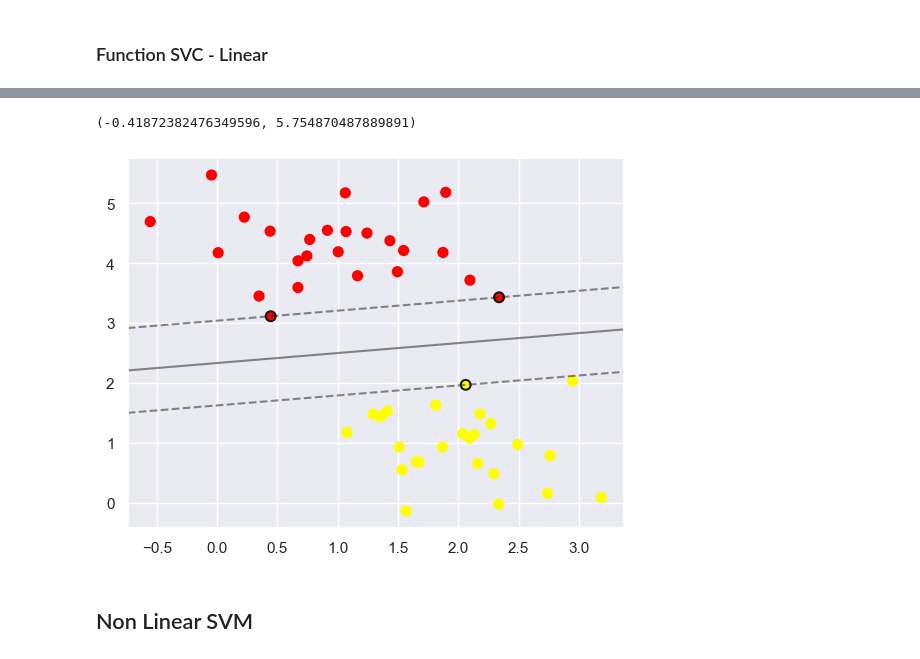
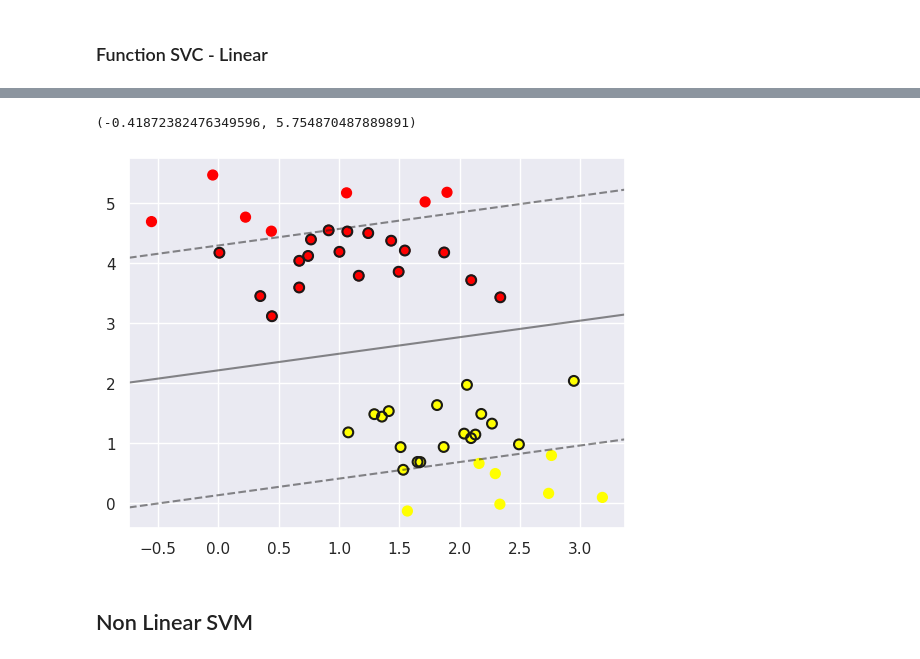
Before and after one commit to vblancoOR/mace_mastermat, a Jupyter notebook: mace2025_svm_python.ipynb, the cells around one changed output, grey strips where cells are left out. Drawn from its saved outputs; the diff is of its cells as text; code cells hidden in the pictures.

```diff
--- a/mace2025_svm_python.ipynb
+++ b/mace2025_svm_python.ipynb
@@ -21,6 +28,12 @@ plt.scatter(X[:,0], X[:,1], c = Y, s = 50, cmap="autumn")
 ### Function SVC - Linear
 # %%
 from sklearn.svm import SVC
-model=SVC(kernel="linear", C = 10**10)
+
+model=SVC(kernel="linear", C = 0.01)
 model.fit(X,Y)
+
+w = model.coef_
+b= model.intercept_
+w, b
+model.support_vectors_
 # %% [output]
@@ -28,32 +57,32 @@ SVC(C=10000000000, kernel='linear')
 # %%
 plt.scatter(X[:,0], X[:,1], c = Y, s = 50, cmap = "autumn")
 ax = plt.gca()
 xlim = ax.get_xlim()
 ylim = ax.get_ylim()
 
 ##Generamos la parrila de puntos para evaluar el modelo
 xx = np.linspace(xlim[0], xlim[1], 30)
 yy = np.linspace(ylim[0], ylim[1], 30)
-Y, X = np.meshgrid(yy,xx)
+Y0, X0 = np.meshgrid(yy,xx)
 
-xy = np.vstack([X.ravel(), Y.ravel()]).T
-P = model.decision_function(xy).reshape(X.shape)
+xy = np.vstack([X0.ravel(), Y0.ravel()]).T
+P = model.decision_function(xy).reshape(X0.shape)
 
 
 ##Representamos las fronteras y los márgenes del SVM
-ax.contour(X,Y,P, colors="k", levels=[-1,0,1], alpha = 0.5, linestyles=["--", "-", "--"])
+ax.contour(X0,Y0,P, colors="k", levels=[-1,0,1], alpha = 0.5, linestyles=["--", "-", "--"])
 
 #Resaltamos los SV
 SV = model.support_vectors_
 
 ax.scatter(SV[:,0], SV[:,1], s=50, linewidth=1.5, facecolors = 'none', edgecolor='k')
 
 
 ax.set_xlim(xlim)
 ax.set_ylim(ylim)
 # %% [output]
 (-0.41872382476349596, 5.754870487889891)
-[figure, old version]
+[figure, new version]
 # %% [markdown]
 ## Non Linear SVM
 # %%
```
Also changed, not shown: parts of 21 cells of this notebook.
